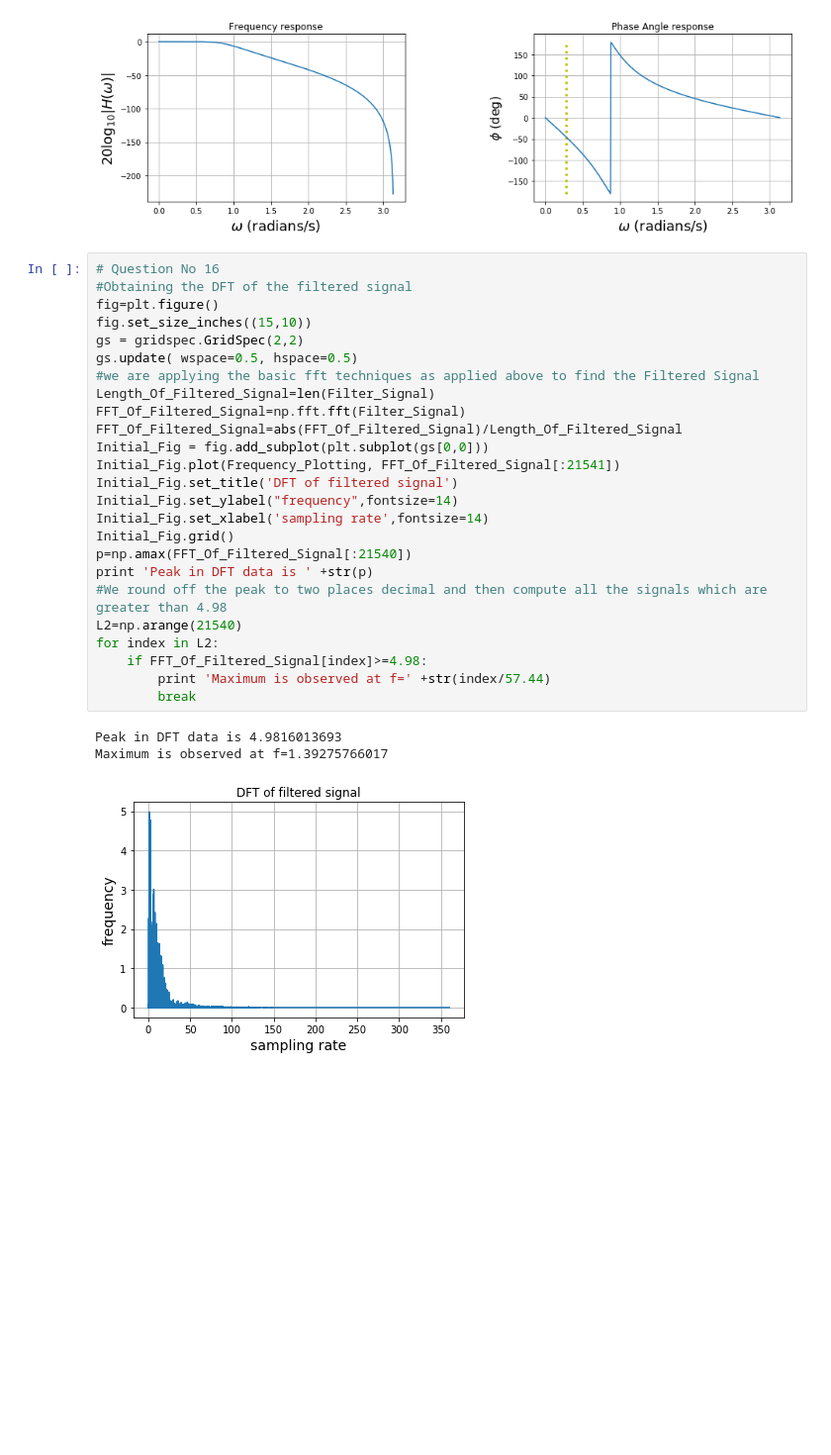
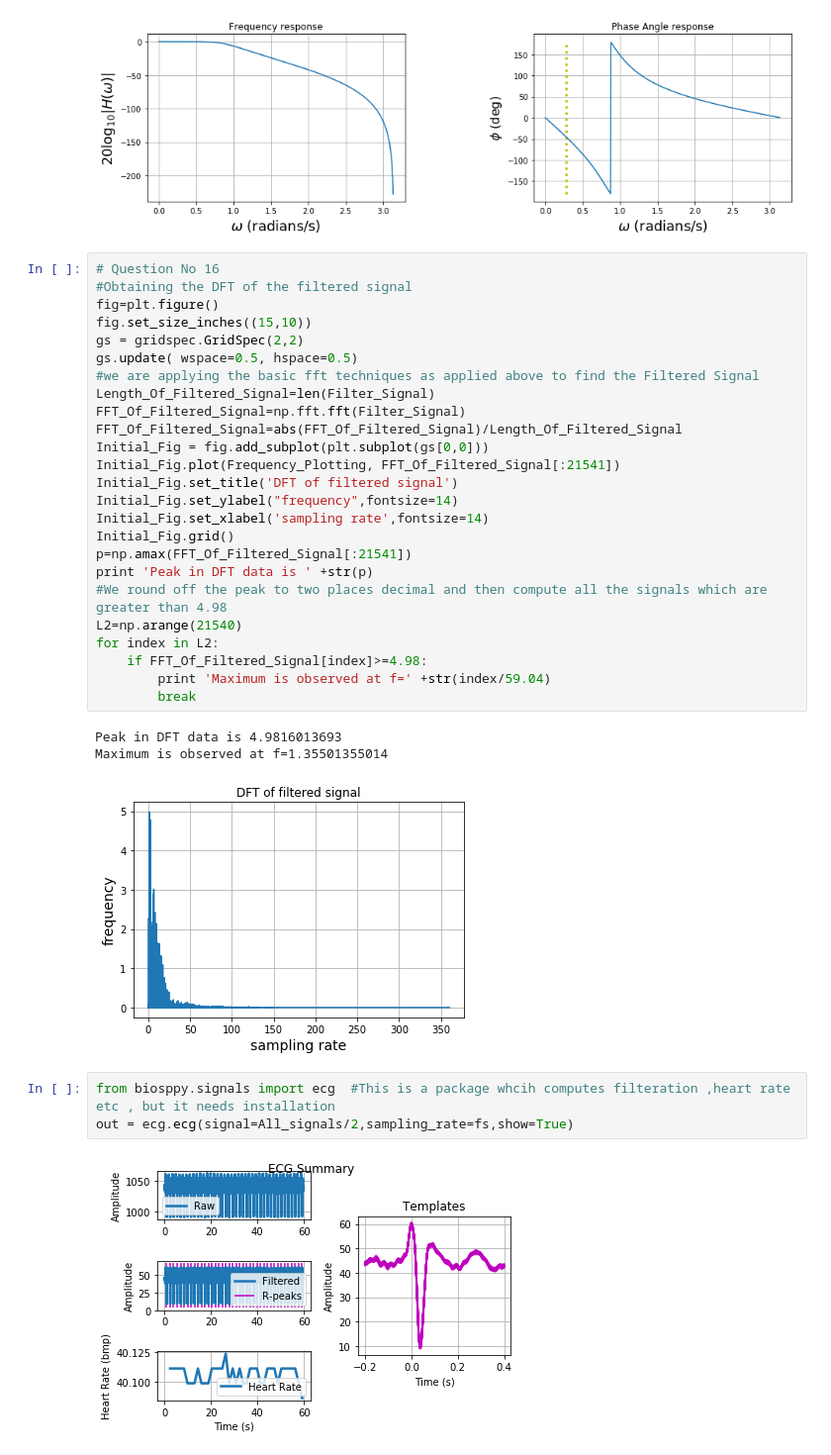
Before and after one commit to sp00044/Signal_Processing_In_BioMedical, a Jupyter notebook: Mid_Term_project.ipynb, the cells around one changed output. Shown at 99% size. Cells and saved outputs as stored; diff of their text form; blank space fills up the shorter version.

```diff
--- a/Mid_Term_project.ipynb
+++ b/Mid_Term_project.ipynb
@@ -230,16 +242,21 @@ Initial_Fig.set_title('DFT of filtered signal')
 Initial_Fig.set_ylabel("frequency",fontsize=14)
 Initial_Fig.set_xlabel('sampling rate',fontsize=14)
 Initial_Fig.grid()
-p=np.amax(FFT_Of_Filtered_Signal[:21540])
+p=np.amax(FFT_Of_Filtered_Signal[:21541])
 print 'Peak in DFT data is ' +str(p)
 #We round off the peak to two places decimal and then compute all the signals which are greater than 4.98
 L2=np.arange(21540)
 for index in L2:
     if FFT_Of_Filtered_Signal[index]>=4.98:
-        print 'Maximum is observed at f=' +str(index/57.44)
+        print 'Maximum is observed at f=' +str(index/59.04)
         break
 # %% [output]
 Peak in DFT data is 4.9816013693
-Maximum is observed at f=1.39275766017
+Maximum is observed at f=1.35501355014
 [figure]
+# %%
+from biosppy.signals import ecg  #This is a package whcih computes filteration ,heart rate etc , but it needs installation
+out = ecg.ecg(signal=All_signals/2,sampling_rate=fs,show=True)
+# %% [output]
+[figure, added]
 # %% [markdown]
```
Also changed, not shown: parts of 9 cells of this notebook.
